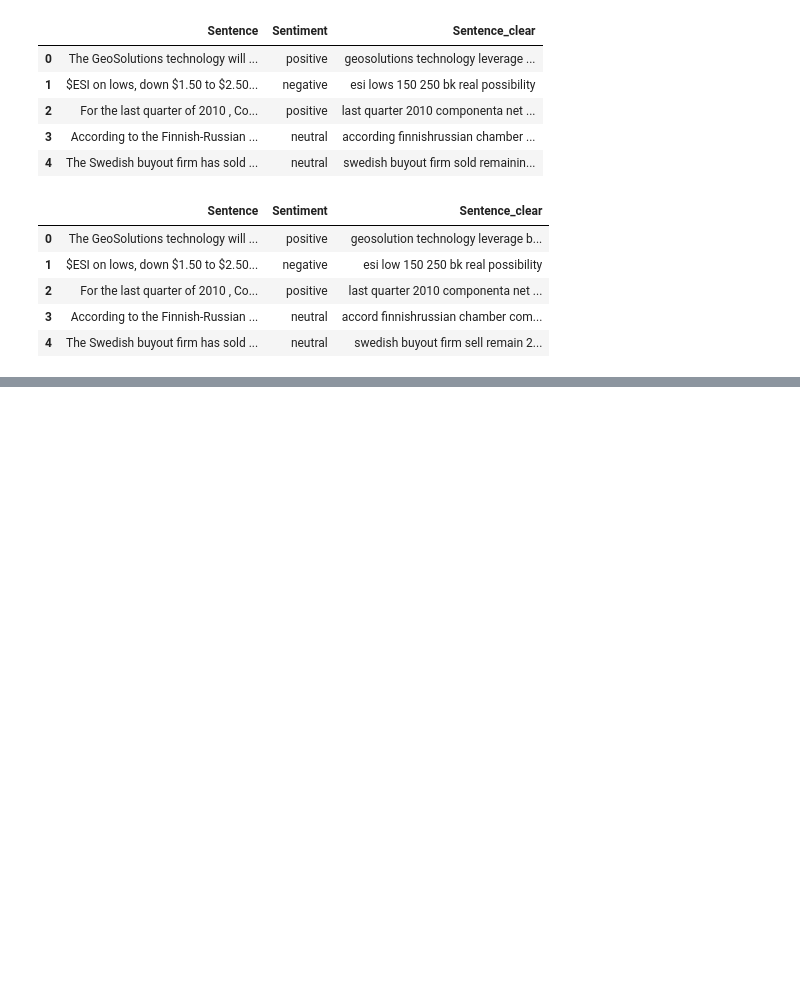
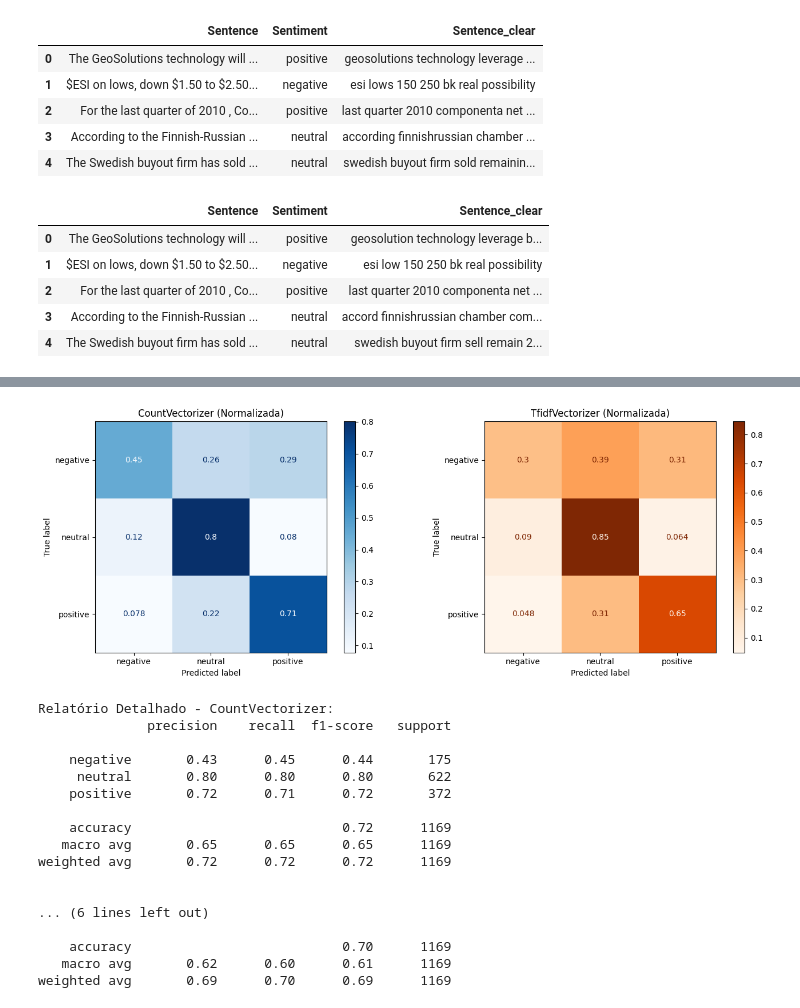
Before and after one commit to santluan/tcc-mba-usp, a Jupyter notebook: first_steps_sentiment_analysis.ipynb, the cells around one changed output, grey strips where cells are left out. Drawn from its saved outputs; the diff is of its cells as text; code cells hidden in the pictures; blank space fills up the shorter version.

```diff
--- a/first_steps_sentiment_analysis.ipynb
+++ b/first_steps_sentiment_analysis.ipynb
@@ -149,9 +250,9 @@ data.head()
 
 import string
 
-data['Sentence_clear'] = data['Sentence_clear'].str.translate(str.maketrans('', '', string.punctuation))
+df['Sentence_clear'] = df['Sentence_clear'].str.translate(str.maketrans('', '', string.punctuation))
 
-data.head()
+df.head()
 # %% [output]
 |  | Sentence | Sentiment | Sentence_clear |
 | 0 | The GeoSolutions technology will ... | positive | the geosolutions technology will ... |
@@ -161,16 +262,11 @@ data.head()
 | 4 | The Swedish buyout firm has sold ... | neutral | the swedish buyout firm has sold ... |
 # %%
 # Remoção de stopwords
-
-import nltk
-nltk.download('stopwords')
-from nltk.corpus import stopwords
-from nltk.tokenize import ToktokTokenizer
 
 tokenizer = ToktokTokenizer()
 stopwords = set(stopwords.words('english'))
 
-data['Sentence_clear'] = data['Sentence_clear'].apply(lambda x: ' '.join([word for word in tokenizer.tokenize(x) if word not in stopwords]))
+df['Sentence_clear'] = df['Sentence_clear'].apply(lambda x: ' '.join([word for word in tokenizer.tokenize(x) if word not in stopwords]))
 
-data.head()
+df.head()
 # %% [output]
@@ -193,11 +287,11 @@ data.head()
 # %%
 # Lemmatization
 
-lemma_docs = nlp.pipe(data['Sentence_clear'].astype(str))
+lemma_docs = nlp.pipe(df['Sentence_clear'].astype(str))
 
-data['Sentence_clear'] = [' '.join([token.lemma_ for token in doc]) for doc in lemma_docs]
+df['Sentence_clear'] = [' '.join([token.lemma_ for token in doc]) for doc in lemma_docs]
 
-data.head()
+df.head()
 # %% [output]
 |  | Sentence | Sentiment | Sentence_clear |
 | 0 | The GeoSolutions technology will ... | positive | geosolution technology leverage b... |
@@ -276,0 +469,51 @@ Apesar de melhor, o modelo NB apresentou 70% de acurária, abrindo espaço para
+# %%
+# Visualizar matrizes de confusão lado a lado
+fig, axes = plt.subplots(1, 2, figsize=(14, 5))
+
+# CountVectorizer
+disp1 = ConfusionMatrixDisplay.from_estimator(
+    model_count, X_test, y_test,
+    display_labels=['negative', 'neutral', 'positive'],
+    cmap=plt.cm.Blues,
+    normalize='true',
+    ax=axes[0]
+)
+disp1.ax_.set_title("CountVectorizer (Normalizada)")
+
+# TfidfVectorizer
+disp2 = ConfusionMatrixDisplay.from_estimator(
+    model_tfidf, X_test, y_test,
+    display_labels=['negative', 'neutral', 'positive'],
+    cmap=plt.cm.Oranges,
+    normalize='true',
+    ax=axes[1]
+)
+disp2.ax_.set_title("TfidfVectorizer (Normalizada)")
+
+plt.tight_layout()
+plt.show()
+
+print("\nRelatório Detalhado - CountVectorizer:")
+print(classification_report(y_test, y_pred_count))
+
+print("\nRelatório Detalhado - TfidfVectorizer:")
+print(classification_report(y_test, y_pred_tfidf))
+# %% [output]
+[figure, added]
+Relatório Detalhado - CountVectorizer:
+              precision    recall  f1-score   support
+
+    negative       0.43      0.45      0.44       175
+     neutral       0.80      0.80      0.80       622
+    positive       0.72      0.71      0.72       372
+
+    accuracy                           0.72      1169
+   macro avg       0.65      0.65      0.65      1169
+weighted avg       0.72      0.72      0.72      1169
+
+
+... (6 lines left out)
+
+    accuracy                           0.70      1169
+   macro avg       0.62      0.60      0.61      1169
+weighted avg       0.69      0.70      0.69      1169
```
Also changed, not shown: parts of 30 cells of this notebook.
